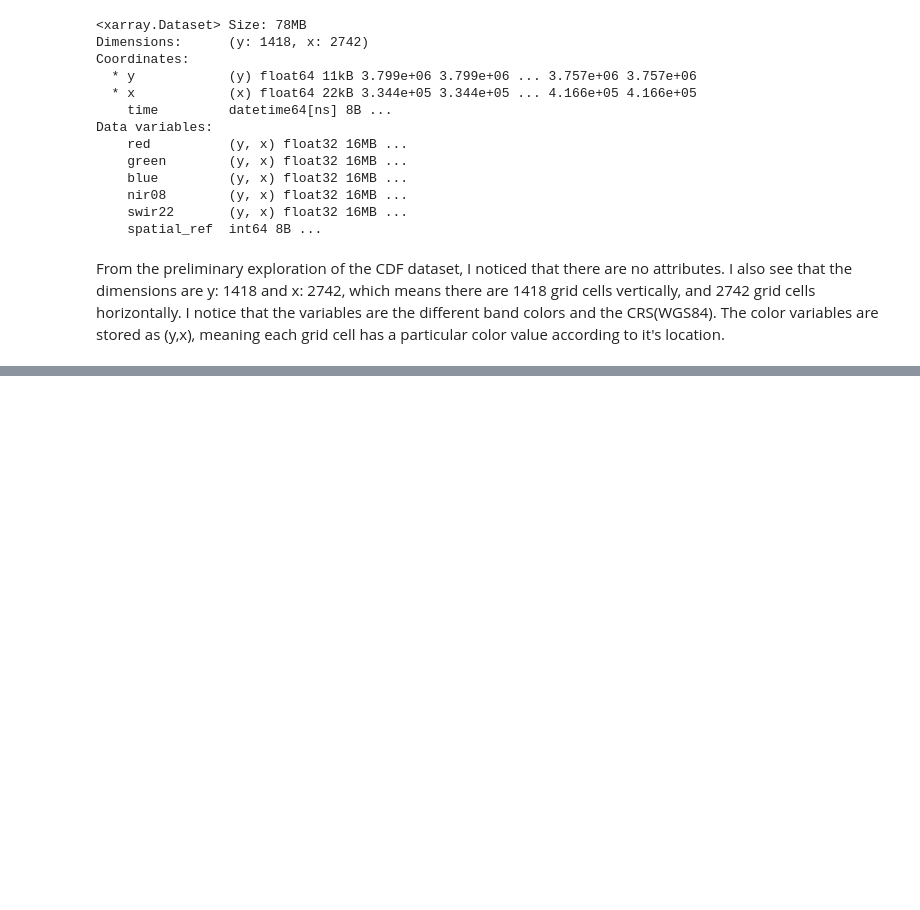
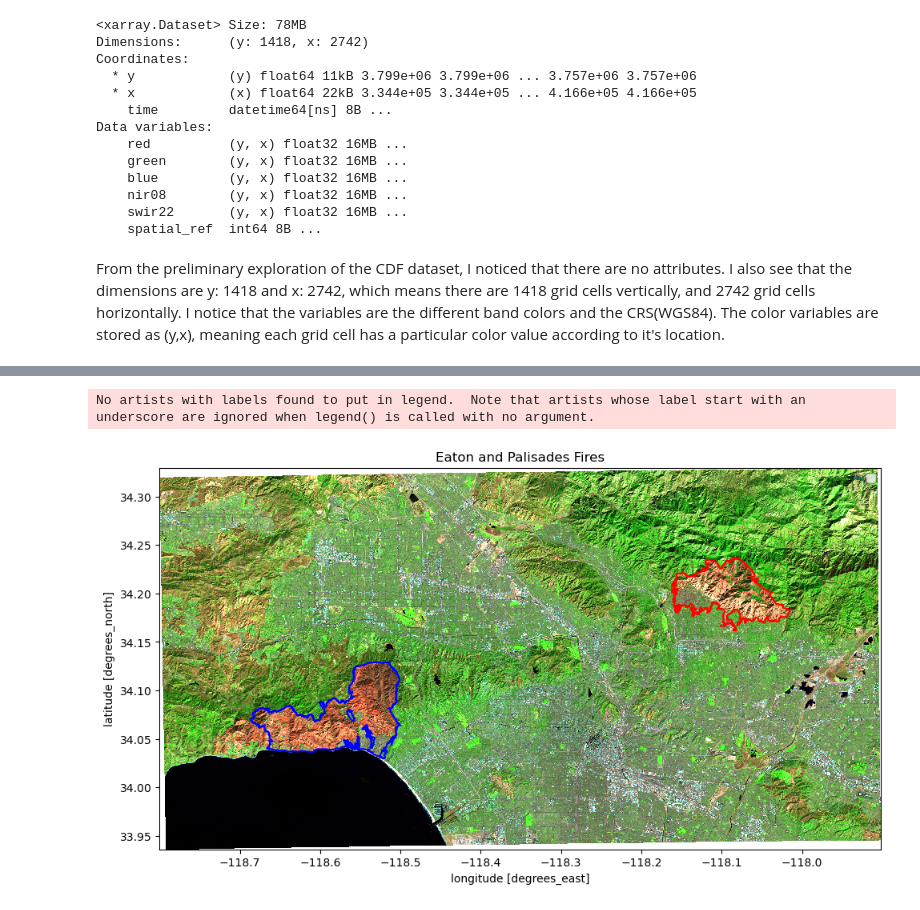
Before and after one commit to natashaclemencon/eds220-hwk4, a Jupyter notebook: hwk4-task2-false-color-Clemencon.ipynb, the cells around one changed output, grey strips where cells are left out. Saved outputs shown, nothing was run; the diff lists cells and outputs as text; code cells hidden in the pictures; blank space fills up the shorter version.

```diff
--- a/hwk4-task2-false-color-Clemencon.ipynb
+++ b/hwk4-task2-false-color-Clemencon.ipynb
@@ -11,0 +27,3 @@ sh: 1: getfattr: not found
+# %%
+# Read in the Eaton fire data.
+eaton = gpd.read_file("data/Eaton_Perimeter_20250121/Eaton_Perimeter_20250121.shp")
@@ -11,0 +46,3 @@ sh: 1: getfattr: not found
+# %%
+# Read in the Palisades fire data.
+palisades = gpd.read_file("data/Palisades_Perimieter_20250121/Palisades_Perimieter_20250121.shp")
@@ -32,0 +145,18 @@ landsat.rio.crs
+# %%
+# Change landsat CRS to match the fires CRS's.
+landsat4269 = landsat.rio.reproject("EPSG:4269")
+# %%
+fig, ax = plt.subplots(1,1, figsize=(10,10))
+
+
+landsat4269[["swir22", "nir08", "red"]].to_dataarray().plot.imshow(ax=ax, rgb="variable", robust=True)
+palisades.boundary.plot(ax=ax, color='blue')
+eaton.boundary.plot(ax=ax, color='red', )
+
+ax.set_title('Eaton and Palisades Fires')
+ax.legend()
+plt.tight_layout()
+plt.show()
+# %% [output]
+No artists with labels found to put in legend.  Note that artists whose label start with an underscore are ignored when legend() is called with no argument.
+[figure, added]
```
Also changed, not shown: parts of 23 cells of this notebook.
